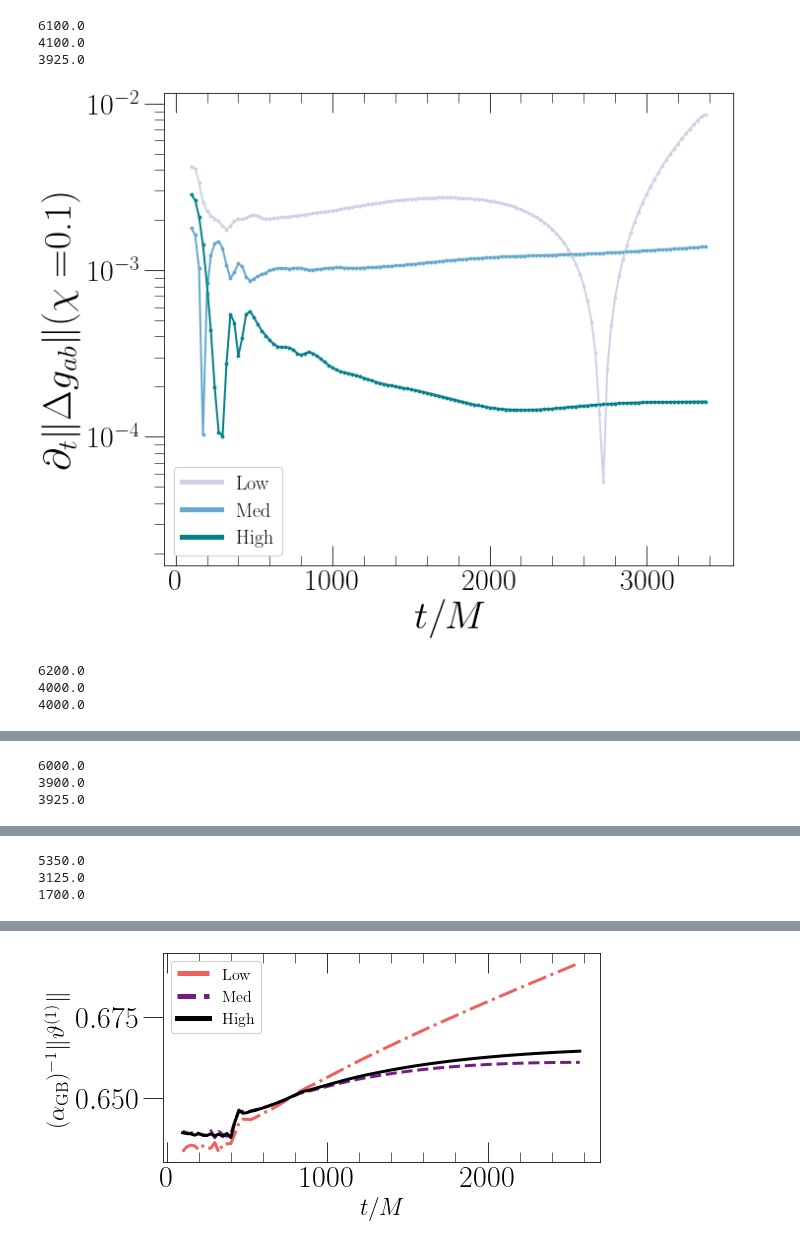
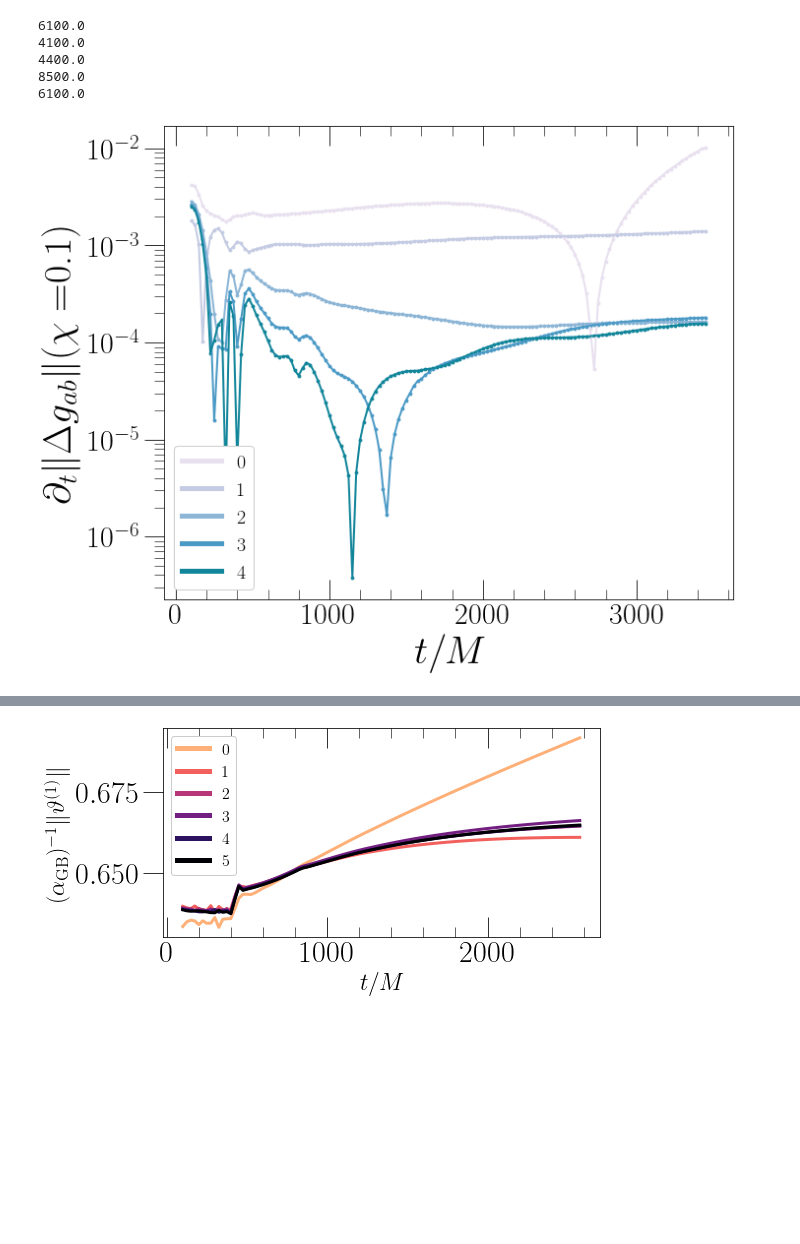
Before and after one commit to mariaokounkova/EDGB, a Jupyter notebook: Evolution/EvolutionPlots.ipynb, the cells around one changed output, grey strips where cells are left out. Cells and saved outputs as stored; diff of their text form; code cells hidden in the pictures; blank space fills up the shorter version.

```diff
--- a/Evolution/EvolutionPlots.ipynb
+++ b/Evolution/EvolutionPlots.ipynb
@@ -177,8 +180,8 @@ def PlotManyVariablesRes(p, spin, figname, allres=False):
     Levs = ['0','1','2']
     Labels = ['Low','Med','High']
     if allres:
-        Levs = ['0','1','2','3'] #,'4']
-        Labels = ['Low','Med','High','Highest']
+        Levs = ['0','1','2','3','4','5']
+        Labels = Levs
     t_cut = GetLastTime(p, spin, Levs[-1])
 
     def GetFilename(lev):
@@ -217,15 +220,14 @@ def PlotManyVariablesRes(p, spin, figname, allres=False):
     plt.show()
 # %%
 p = 'Runs_Correct_ScalarField_Symm'
-PlotManyVariablesRes(p, '0.1', 'Resolutions_0p1.pdf', allres=False)
-PlotManyVariablesRes(p, '0', 'Resolutions_0.pdf')
-PlotManyVariablesRes(p, '0.6', 'Resolutions_0p6.pdf')
-PlotManyVariablesRes(p, '0.9', 'Resolutions_0p9.pdf')
+PlotManyVariablesRes(p, '0.1', 'Resolutions_0p1.pdf', allres=True)
+#PlotManyVariablesRes(p, '0', 'Resolutions_0.pdf')
+#PlotManyVariablesRes(p, '0.6', 'Resolutions_0p6.pdf')
+#PlotManyVariablesRes(p, '0.9', 'Resolutions_0p9.pdf')
 # %% [output]
 6100.0
 4100.0
-3925.0
+4400.0
+8500.0
+6100.0
-[figure, old version]
+[figure, new version]
-6200.0
-4000.0
-4000.0
@@ -233,3 +233,0 @@ PlotManyVariablesRes(p, '0.9', 'Resolutions_0p9.pdf')
-6000.0
-3900.0
-3925.0
@@ -237,3 +233,0 @@ PlotManyVariablesRes(p, '0.9', 'Resolutions_0p9.pdf')
-5350.0
-3125.0
-1700.0
@@ -277,6 +273,6 @@ def PlotScalarField(p, spin, figname):
     plt.savefig(figname)
     plt.show()
 # %%
-PlotScalarField('Runs_Correct_ScalarField_Symm', '0.1', 'ScalarField_0.1.pdf')
+PlotScalarField('Runs_Correct_ScalarField_Symm', '0.1', 'ScalarField_0.1.pdf', allres=True)
 # %% [output]
-[figure, old version]
+[figure, new version]
```
Also changed, not shown: parts of 4 cells of this notebook.
